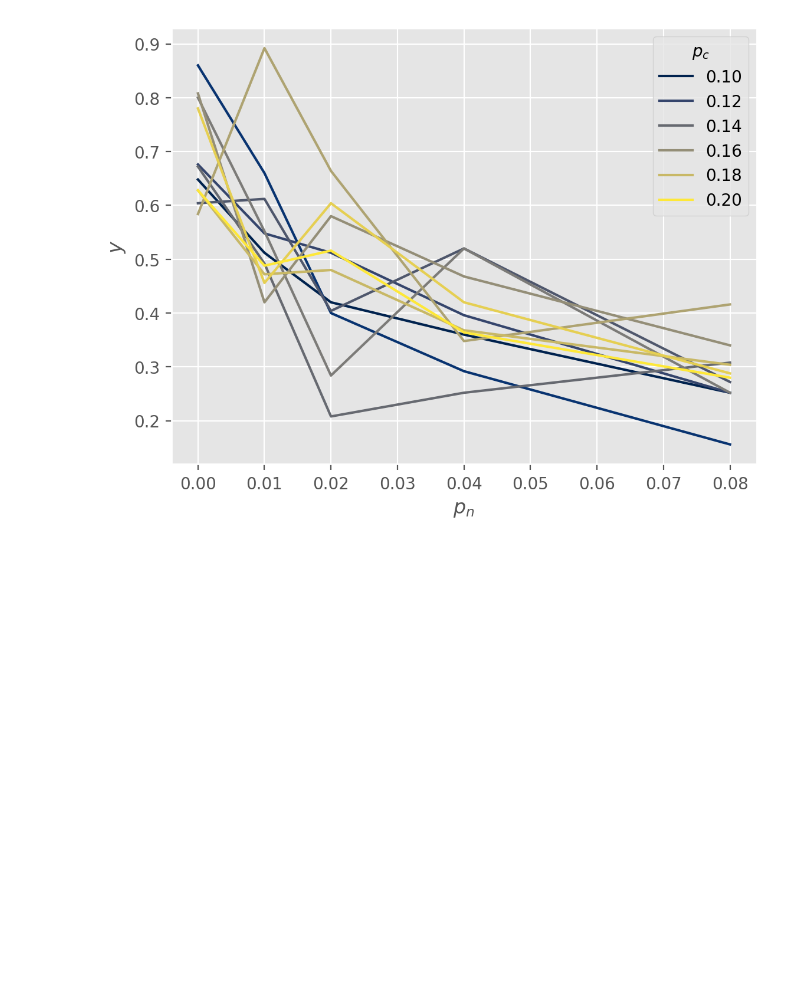
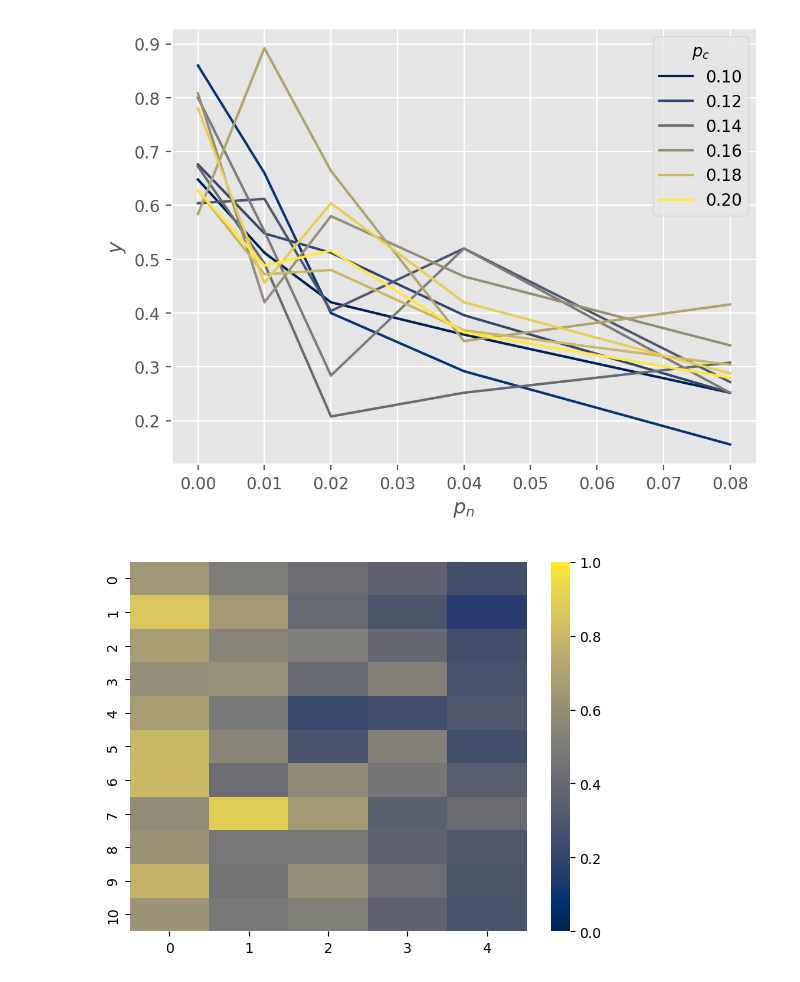
Before and after one commit to JonasMnsing/opinion_dynamics, a Jupyter notebook: ipynb/connected_erdos_renyi.ipynb, the cells around one changed output. Saved outputs shown, nothing was run; the diff lists cells and outputs as text; code cells hidden in the pictures; blank space fills up the shorter version.

```diff
--- a/ipynb/connected_erdos_renyi.ipynb
+++ b/ipynb/connected_erdos_renyi.ipynb
@@ -25,3 +25,9 @@ with plt.style.context("ggplot"):
     ax  = sns.lineplot(data=df, x='$p_n$', y='$y$', hue='$p_c$', palette='cividis', ax=ax)
 # %% [output]
 [figure]
+# %%
+fig = plt.figure()
+ax  = fig.add_subplot()
+ax  = sns.heatmap(df['$y$'].values.reshape(11,5), cmap='cividis', vmin=0, vmax=1, ax=ax)
+# %% [output]
+[figure, added]
```
